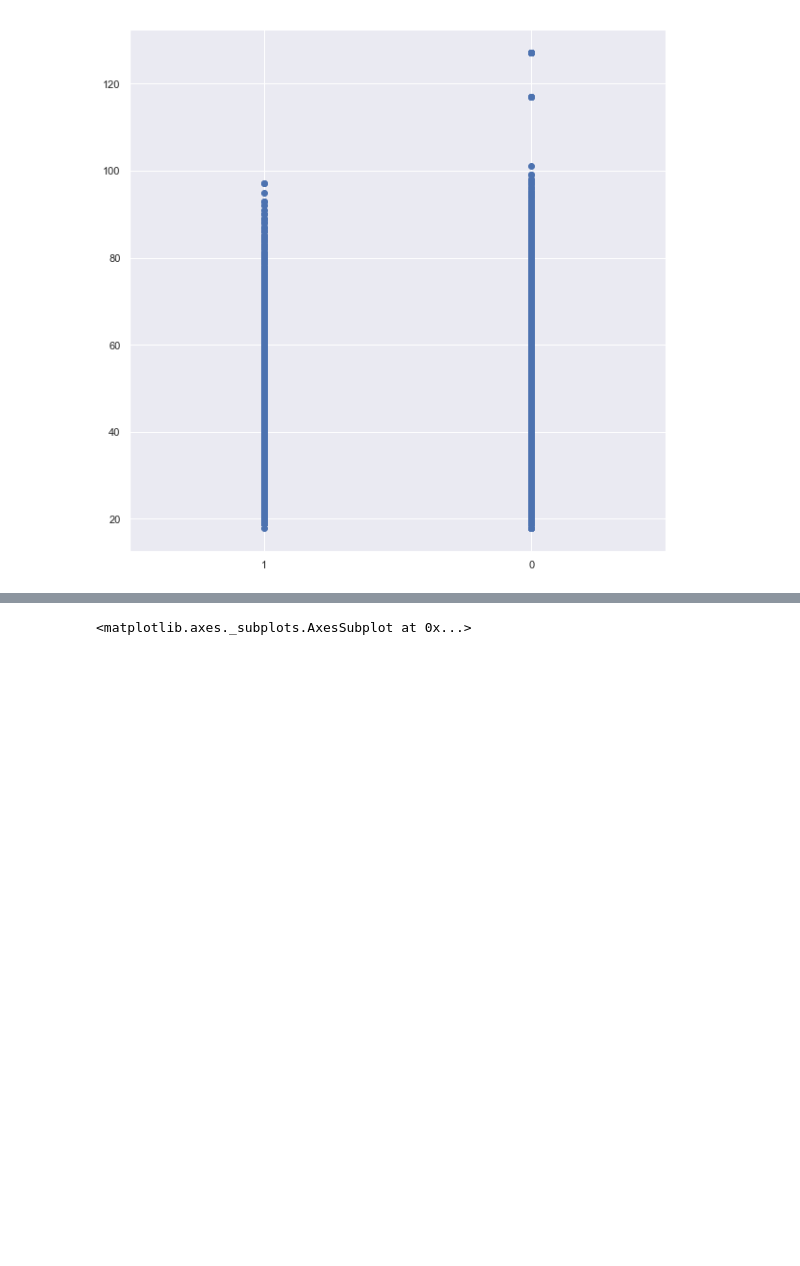
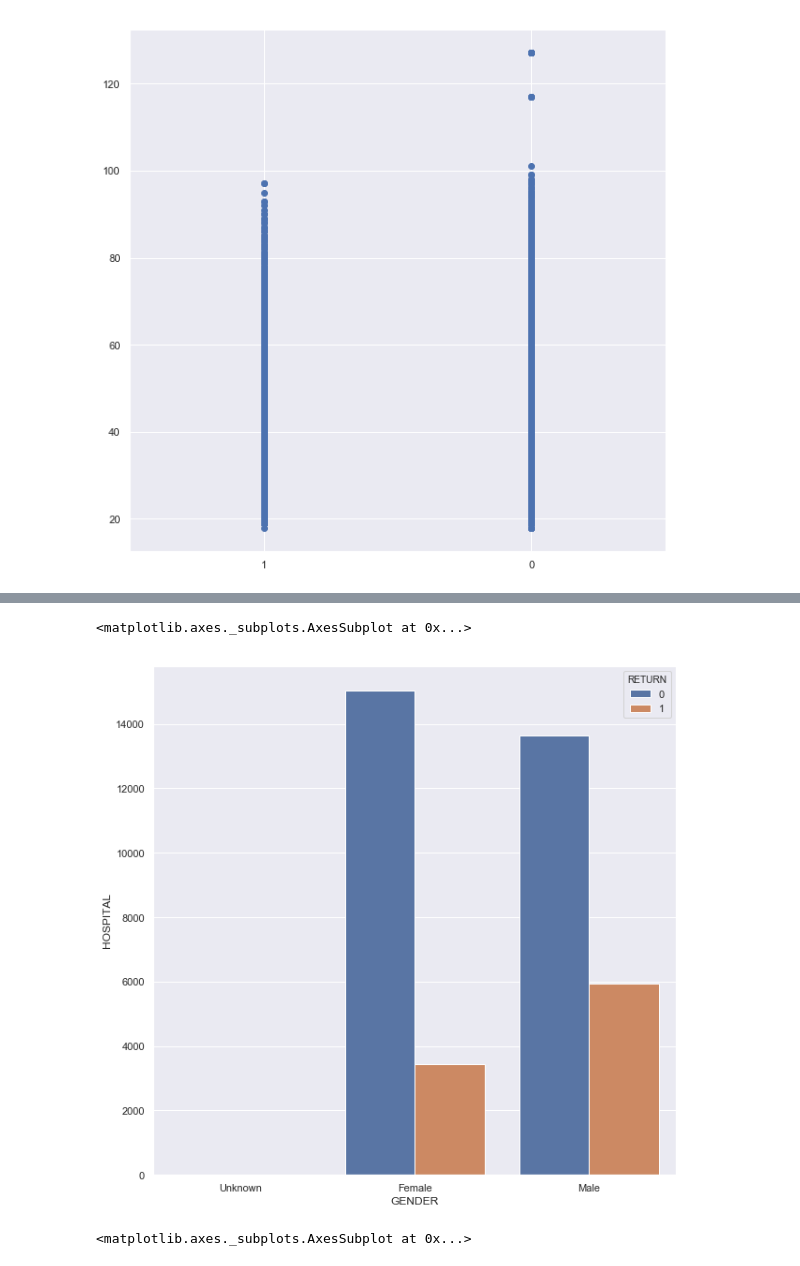
Before and after one commit to praveenjaikant/HospitalReturn, a Jupyter notebook: HospitalReturn.ipynb, the cells around one changed output, grey strips where cells are left out. Cells and saved outputs as stored; diff of their text form; code cells hidden in the pictures; blank space fills up the shorter version.

```diff
--- a/HospitalReturn.ipynb
+++ b/HospitalReturn.ipynb
@@ -157,3 +135,11 @@ df_train
+# %%
+df_dc_result = pd.DataFrame(df_train.groupby(['GENDER','RETURN']).agg('count')['HOSPITAL'].sort_values())
+df_dc_result.reset_index(inplace=True)
+#sns.set(rc={'figure.figsize':(10,10)})
+sns.barplot(x='GENDER', y='HOSPITAL', hue='RETURN', data=df_dc_result)
+# %% [output]
+<matplotlib.axes._subplots.AxesSubplot at 0x...>
+[figure, added]
 # %%
 df_dc_result = pd.DataFrame(df_train.groupby(['DC_RESULT','RETURN']).agg('count')['HOSPITAL'].sort_values())
 df_dc_result.reset_index(inplace=True)
```
Also changed, not shown: parts of 5 cells of this notebook.
